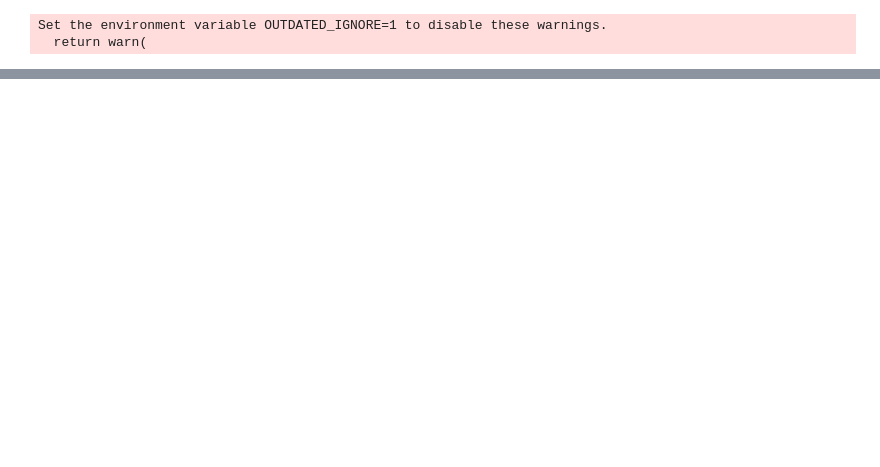
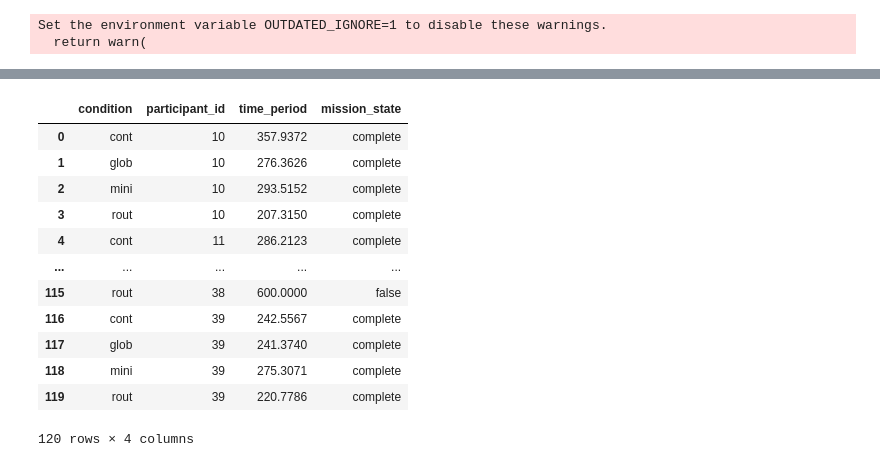
Before and after one commit to Tianyu-Zhou/AR-Wayfinding, a Jupyter notebook: ar_wayfinding.ipynb, the cells around one changed output, grey strips where cells are left out. Saved outputs shown, nothing was run; the diff lists cells and outputs as text; code cells hidden in the pictures; blank space fills up the shorter version.

```diff
--- a/ar_wayfinding.ipynb
+++ b/ar_wayfinding.ipynb
@@ -58,0 +82,16 @@ time_period
+# %%
+data_analysis
+# %% [output]
+|  | condition | participant_id | time_period | mission_state |
+| 0 | cont | 10 | 357.9372 | complete |
+| 1 | glob | 10 | 276.3626 | complete |
+| 2 | mini | 10 | 293.5152 | complete |
+| 3 | rout | 10 | 207.3150 | complete |
+| 4 | cont | 11 | 286.2123 | complete |
+| ... | ... | ... | ... | ... |
+| 115 | rout | 38 | 600.0000 | false |
+| 116 | cont | 39 | 242.5567 | complete |
+| 117 | glob | 39 | 241.3740 | complete |
+| 118 | mini | 39 | 275.3071 | complete |
+| 119 | rout | 39 | 220.7786 | complete |
+120 rows × 4 columns
```
Also changed, not shown: parts of 4 cells of this notebook.
